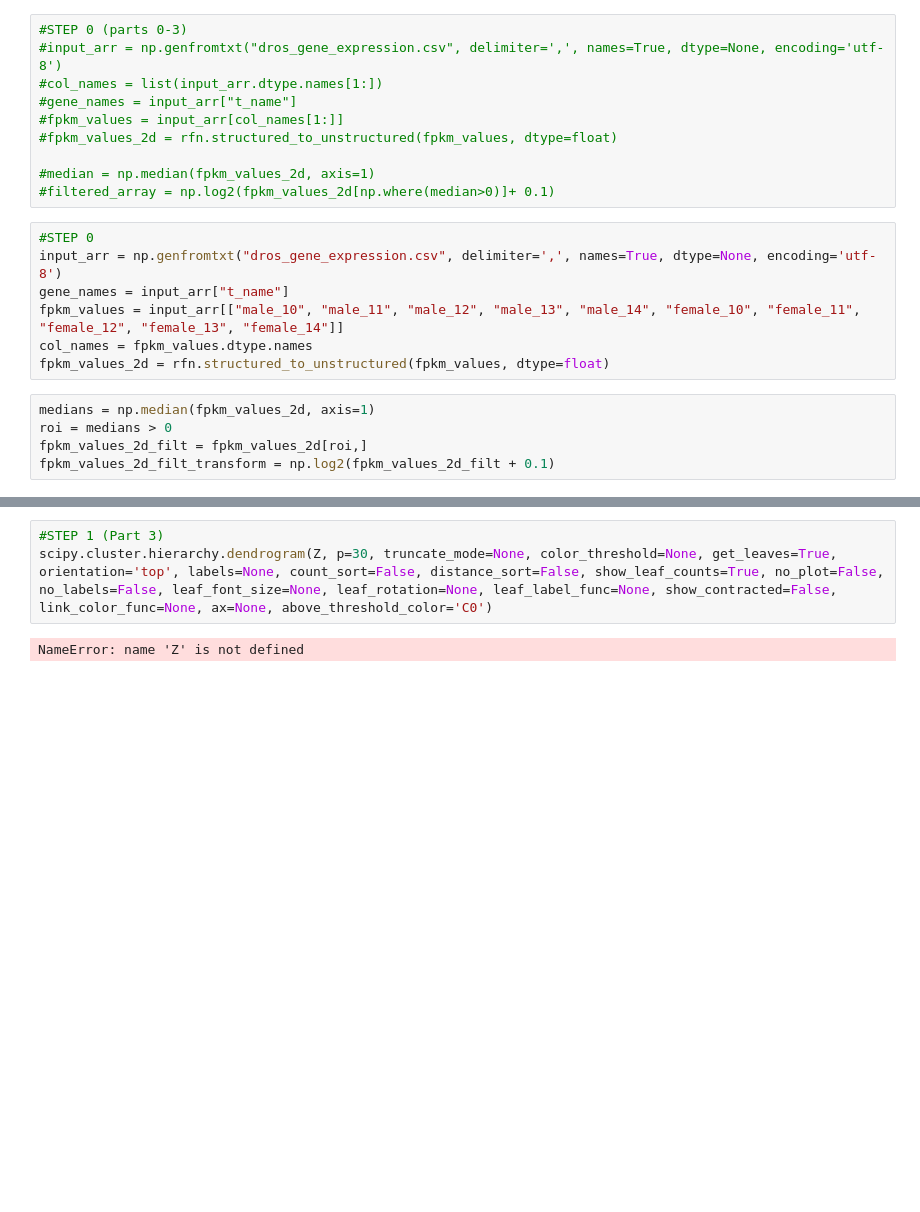
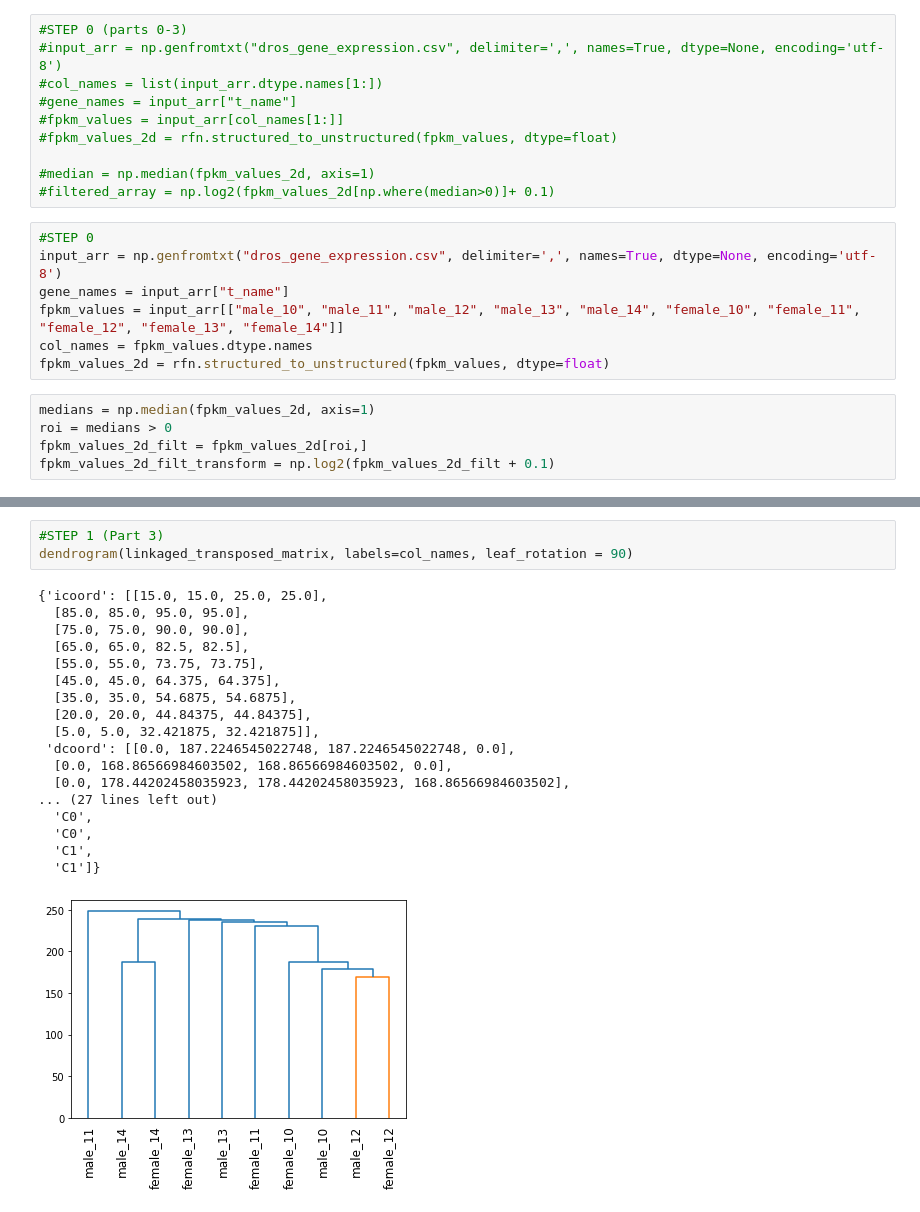
Before and after one commit to ayseecer/qbb2022-answers, a Jupyter notebook: week9-homework/Week9_python_script.ipynb, the cells around one changed output, grey strips where cells are left out. Drawn from its saved outputs; the diff is of its cells as text; blank space fills up the shorter version.

```diff
--- a/week9-homework/Week9_python_script.ipynb
+++ b/week9-homework/Week9_python_script.ipynb
@@ -50,5 +54,22 @@ ValueError: The number of FixedLocator locations (10), usually from a call to se
 # %%
 #STEP 1 (Part 3)
-scipy.cluster.hierarchy.dendrogram(Z, p=30, truncate_mode=None, color_threshold=None, get_leaves=True, orientation='top', labels=None, count_sort=False, distance_sort=False, show_leaf_counts=True, no_plot=False, no_labels=False, leaf_font_size=None, leaf_rotation=None, leaf_label_func=None, show_contracted=False, link_color_func=None, ax=None, above_threshold_color='C0')
+dendrogram(linkaged_transposed_matrix, labels=col_names, leaf_rotation = 90)
 # %% [output]
-NameError: name 'Z' is not defined
+{'icoord': [[15.0, 15.0, 25.0, 25.0],
+  [85.0, 85.0, 95.0, 95.0],
+  [75.0, 75.0, 90.0, 90.0],
+  [65.0, 65.0, 82.5, 82.5],
+  [55.0, 55.0, 73.75, 73.75],
+  [45.0, 45.0, 64.375, 64.375],
+  [35.0, 35.0, 54.6875, 54.6875],
+  [20.0, 20.0, 44.84375, 44.84375],
+  [5.0, 5.0, 32.421875, 32.421875]],
+ 'dcoord': [[0.0, 187.2246545022748, 187.2246545022748, 0.0],
+  [0.0, 168.86566984603502, 168.86566984603502, 0.0],
+  [0.0, 178.44202458035923, 178.44202458035923, 168.86566984603502],
+... (27 lines left out)
+  'C0',
+  'C0',
+  'C1',
+  'C1']}
+[figure, added]
```
Also changed, not shown: parts of 9 cells of this notebook.
